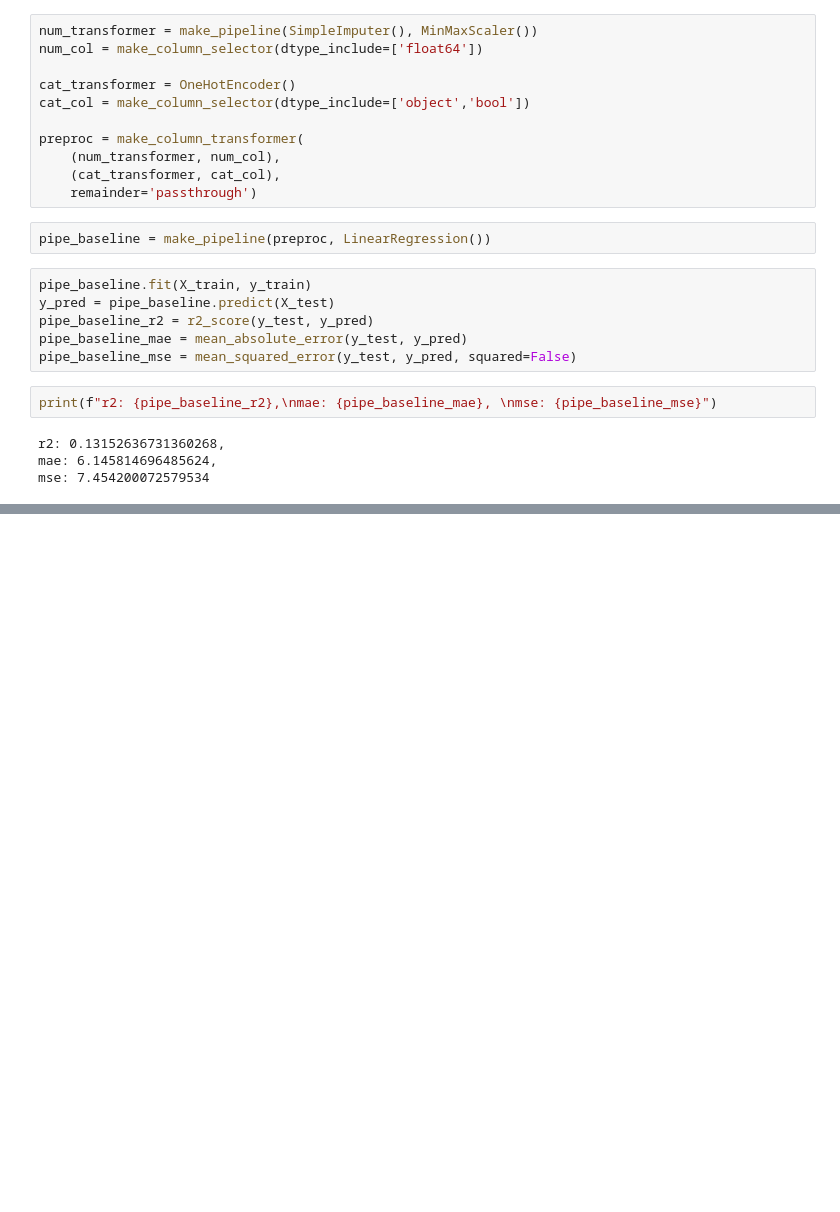
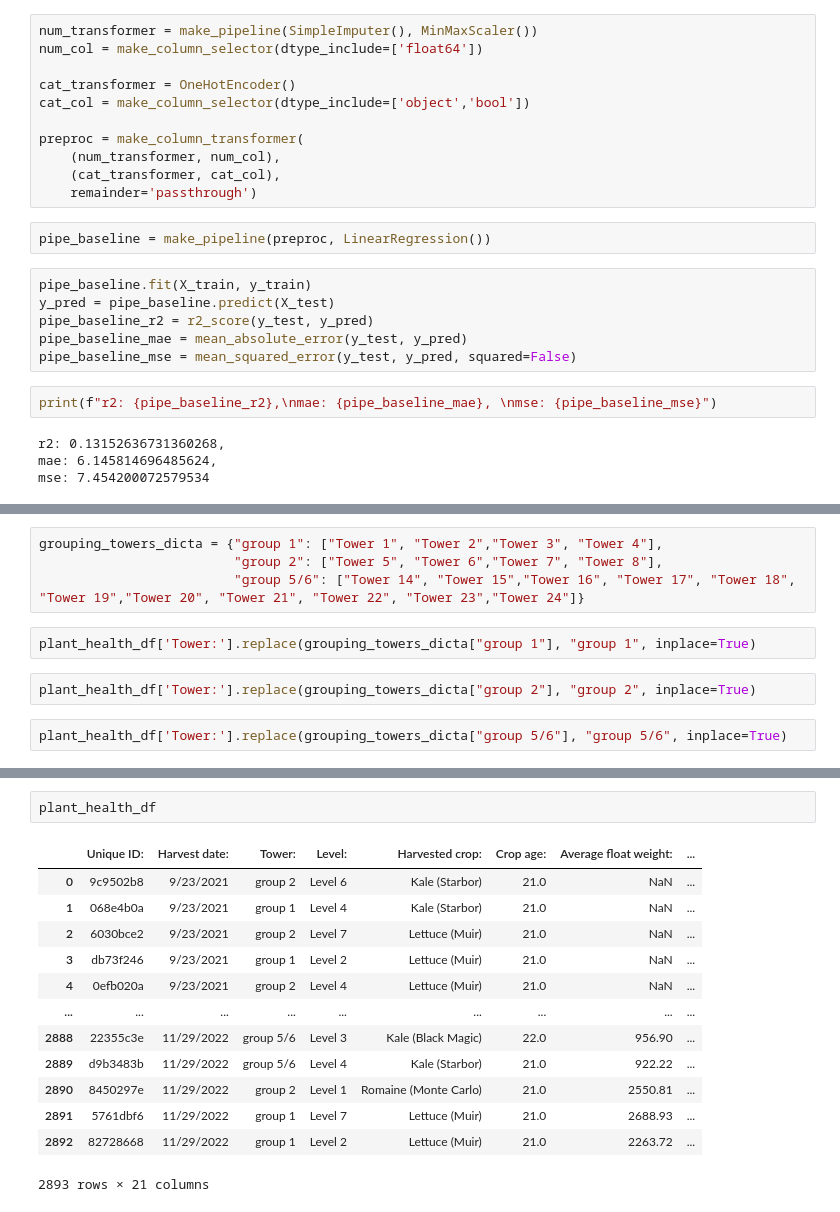
Before and after one commit to williamjwall/Aqua_verti_data, a Jupyter notebook: notebooks/EDA_farming.ipynb, the cells around one changed output, grey strips where cells are left out. Drawn from its saved outputs; the diff is of its cells as text; blank space fills up the shorter version.

```diff
--- a/notebooks/EDA_farming.ipynb
+++ b/notebooks/EDA_farming.ipynb
@@ -308,0 +363,10 @@ mse: 7.454200072579534
+# %%
+grouping_towers_dicta = {"group 1": ["Tower 1", "Tower 2","Tower 3", "Tower 4"],
+                         "group 2": ["Tower 5", "Tower 6","Tower 7", "Tower 8"],
+                         "group 5/6": ["Tower 14", "Tower 15","Tower 16", "Tower 17", "Tower 18", "Tower 19","Tower 20", "Tower 21", "Tower 22", "Tower 23","Tower 24"]}
+# %%
+plant_health_df['Tower:'].replace(grouping_towers_dicta["group 1"], "group 1", inplace=True)
+# %%
+plant_health_df['Tower:'].replace(grouping_towers_dicta["group 2"], "group 2", inplace=True)
+# %%
+plant_health_df['Tower:'].replace(grouping_towers_dicta["group 5/6"], "group 5/6", inplace=True)
@@ -308,0 +400,16 @@ mse: 7.454200072579534
+# %%
+plant_health_df
+# %% [output]
+|  | Unique ID: | Harvest date: | Tower: | Level: | Harvested crop: | Crop age: | Average float weight: | ... |
+| 0 | 9c9502b8 | 9/23/2021 | group 2 | Level 6 | Kale (Starbor) | 21.0 | NaN | ... |
+| 1 | 068e4b0a | 9/23/2021 | group 1 | Level 4 | Kale (Starbor) | 21.0 | NaN | ... |
+| 2 | 6030bce2 | 9/23/2021 | group 2 | Level 7 | Lettuce (Muir) | 21.0 | NaN | ... |
+| 3 | db73f246 | 9/23/2021 | group 1 | Level 2 | Lettuce (Muir) | 21.0 | NaN | ... |
+| 4 | 0efb020a | 9/23/2021 | group 2 | Level 4 | Lettuce (Muir) | 21.0 | NaN | ... |
+| ... | ... | ... | ... | ... | ... | ... | ... | ... |
+| 2888 | 22355c3e | 11/29/2022 | group 5/6 | Level 3 | Kale (Black Magic) | 22.0 | 956.90 | ... |
+| 2889 | d9b3483b | 11/29/2022 | group 5/6 | Level 4 | Kale (Starbor) | 21.0 | 922.22 | ... |
+| 2890 | 8450297e | 11/29/2022 | group 2 | Level 1 | Romaine (Monte Carlo) | 21.0 | 2550.81 | ... |
+| 2891 | 5761dbf6 | 11/29/2022 | group 1 | Level 7 | Lettuce (Muir) | 21.0 | 2688.93 | ... |
+| 2892 | 82728668 | 11/29/2022 | group 1 | Level 2 | Lettuce (Muir) | 21.0 | 2263.72 | ... |
+2893 rows × 21 columns
```
Also changed, not shown: parts of 35 cells of this notebook.
